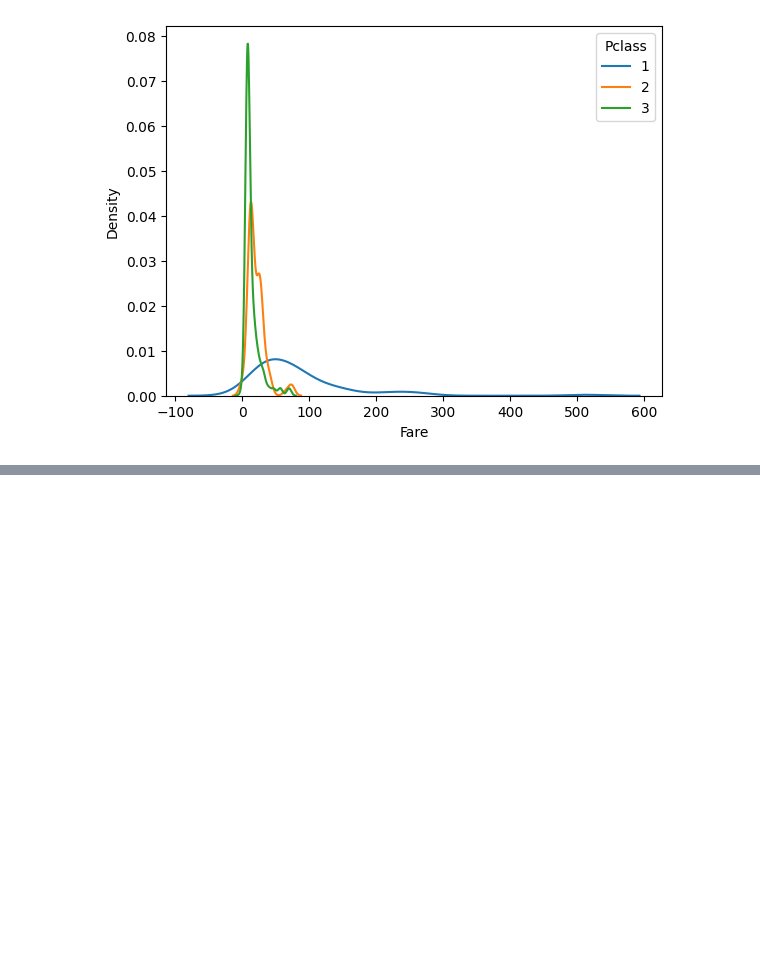
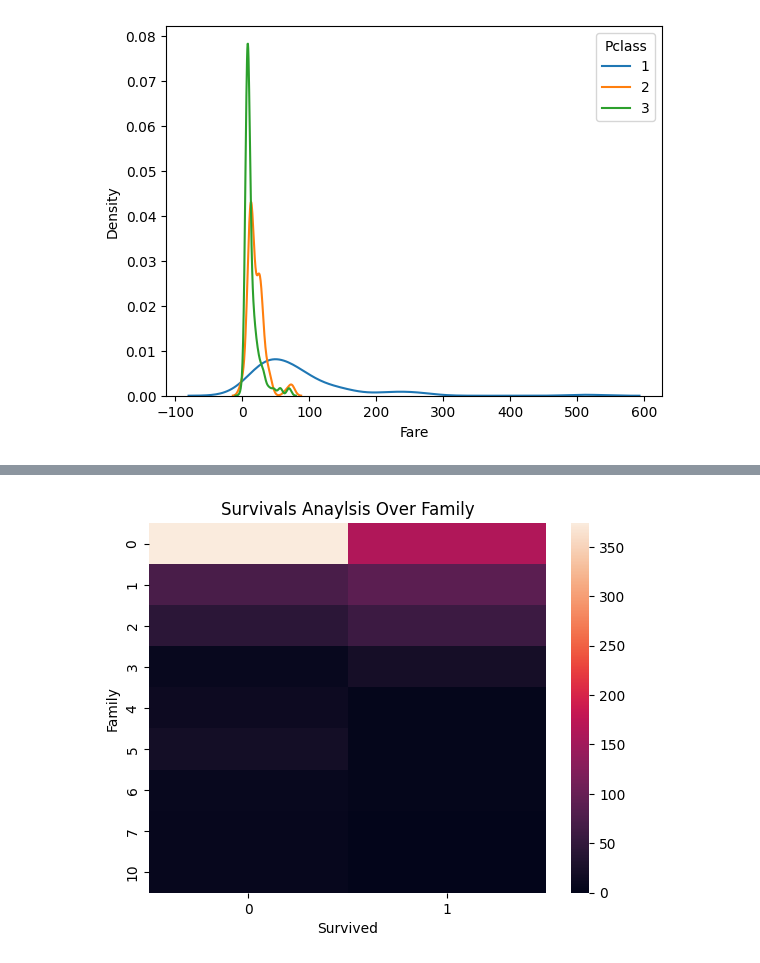
Before and after one commit to Muqaddas-Iftikhar/Titanic-Survival-Analysis, a Jupyter notebook: notebooks/titanic_survivals.ipynb, the cells around one changed output, grey strips where cells are left out. Saved outputs shown, nothing was run; the diff lists cells and outputs as text; code cells hidden in the pictures; blank space fills up the shorter version.

```diff
--- a/notebooks/titanic_survivals.ipynb
+++ b/notebooks/titanic_survivals.ipynb
@@ -592,0 +659,10 @@ plt.show()
+# %%
+sns.heatmap(pd.crosstab(df['Family'], df['Survived']))
+
+plt.xlabel("Survived")
+plt.ylabel("Family")
+plt.title("Survivals Anaylsis Over Family")
+
+plt.show()
+# %% [output]
+[figure, added]
```
Also changed, not shown: parts of 12 cells of this notebook.
